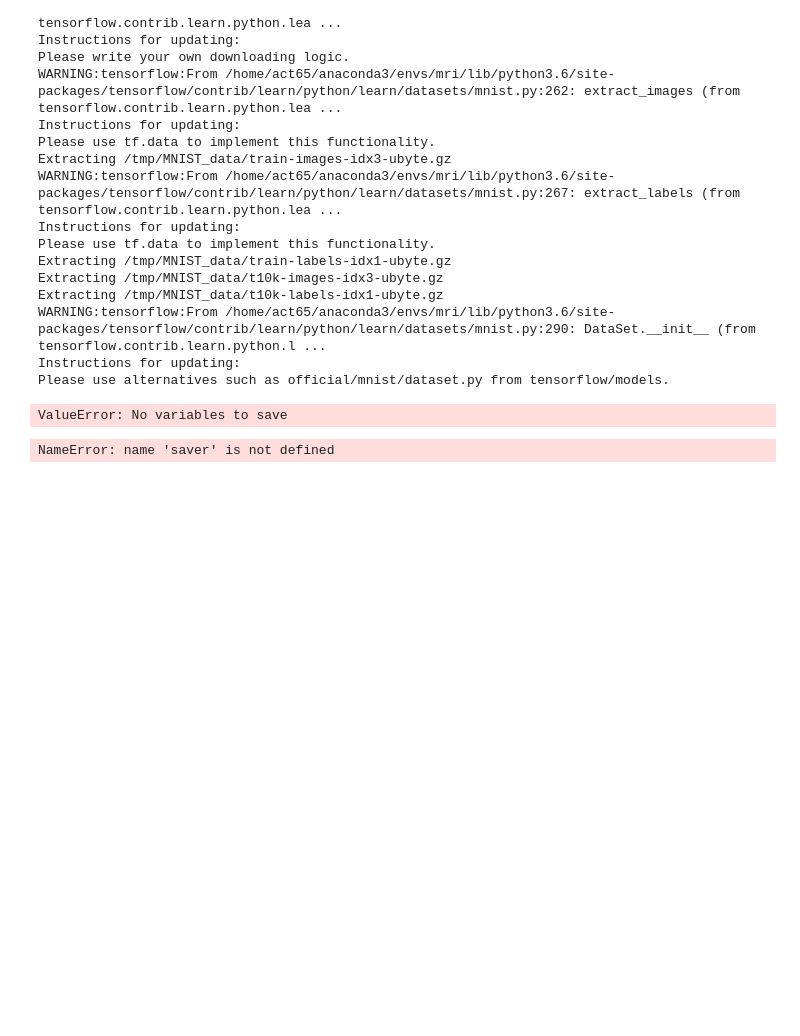
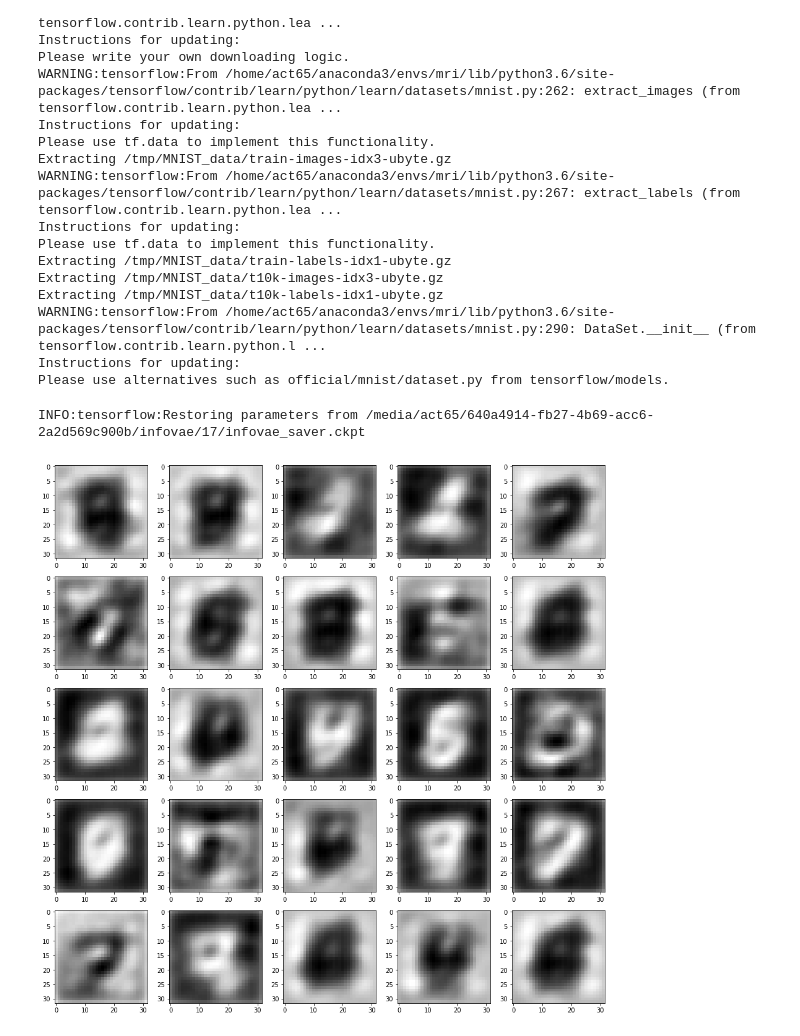
Before and after one commit to act65/mri-reconstruction, a Jupyter notebook: notebooks/learned-prior/vae-prior.ipynb, the cells around one changed output. Drawn from its saved outputs; the diff is of its cells as text; code cells hidden in the pictures; blank space fills up the shorter version.

```diff
--- a/notebooks/learned-prior/vae-prior.ipynb
+++ b/notebooks/learned-prior/vae-prior.ipynb
@@ -55,34 +54,48 @@ def construct_loss(r, y, coeffs):
     return agg_loss
 # %%
 saver = tf.train.Saver(nn.encoder.variables + nn.decoder.variables)
-model_path = '/media/act65/640a4914-fb27-4b69-acc6-2a2d569c900b/infovae/5'
+model_path = '/media/act65/640a4914-fb27-4b69-acc6-2a2d569c900b/infovae/17'
 
-def reconstruct(x, N, coeffs):
+def reconstruct(x, N, coeffs, lr=0.1):
+    iters = N//10
+    global_step = tf.train.get_or_create_global_step()
+    stddev = tf.train.exponential_decay(0.1,global_step,iters//5,0.5)
+
     y = f(inputs)
-    r = tf.Variable(tf.nn.sigmoid(tf.random_normal(tf.shape(x))))
+    r = tf.Variable(tf.zeros_like(x)) #tf.nn.sigmoid(tf.random_normal(tf.shape(x))))
     loss = construct_loss(r, y, coeffs)
-    train_step = tf.train.AdamOptimizer(0.1).minimize(loss, var_list=[r])
+    train_step = tf.train.AdamOptimizer(lr).minimize(loss, var_list=[r], global_step=global_step)
+    op = r.assign_add(tf.random_normal(shape=tf.shape(r), stddev=stddev))
+    train_step = tf.group(*[train_step, op])
 
     with tf.Session() as sess:
         sess.run(tf.global_variables_initializer())
         saver.restore(sess, tf.train.latest_checkpoint(model_path))
+
+        plt.figure(figsize=(16,8))
         for i in range(N):
             sess.run(train_step, feed_dict={inputs: x})
 
-#             if i % N//10 == 0:
-#                 R = sess.run(r)
-#                 plt.figure()
-#                 plt.imshow(R[0,:,:,0])
+            if i % iters == 0:
+                recon, L = sess.run([r, loss], feed_dict={inputs: x})
+                print('\r{}'.format(L),end='',flush=True)
+                plt.subplot(2,5,i//iters+1)
+                plt.imshow(recon[0,:,:,0].reshape((32,32)), cmap='gray', interpolation='nearest')
+                plt.axis('off')
         R = sess.run(r)
     return R
-# %% [output]
-ValueError: No variables to save
 # %%
 # check the restored params
-r = nn(inputs)
-with tf.Session() as sess:
-    saver.restore(sess, tf.train.latest_checkpoint(model_path))
-    recon = sess.run(nn.y, feed_dict={inputs: infovae.InfoVAE.preprocess(mnist.train.images[0:3, ...])})
-plt.imshow(recon[2,:,:,0].reshape((32,32)))
+with tf.variable_scope('scope'):
+    r = nn.decoder(tf.random_normal(shape=tf.shape(nn.z)))
+    with tf.Session() as sess:
+        saver.restore(sess, tf.train.latest_checkpoint(model_path))
+        recon = sess.run(r, feed_dict={inputs: infovae.InfoVAE.preprocess(mnist.train.images[0:25, ...])})
+
+plt.figure(figsize=(16,16))
+for i in range(len(recon)):
+    plt.subplot(5,5,i+1)
+    plt.imshow(recon[i,:,:,0].reshape((32,32)), cmap='gray', interpolation='nearest')
 # %% [output]
-NameError: name 'saver' is not defined
+INFO:tensorflow:Restoring parameters from /media/act65/640a4914-fb27-4b69-acc6-2a2d569c900b/infovae/17/infovae_saver.ckpt
+[figure, added]
```
Also changed, not shown: parts of 10 cells of this notebook, 19 other files.
